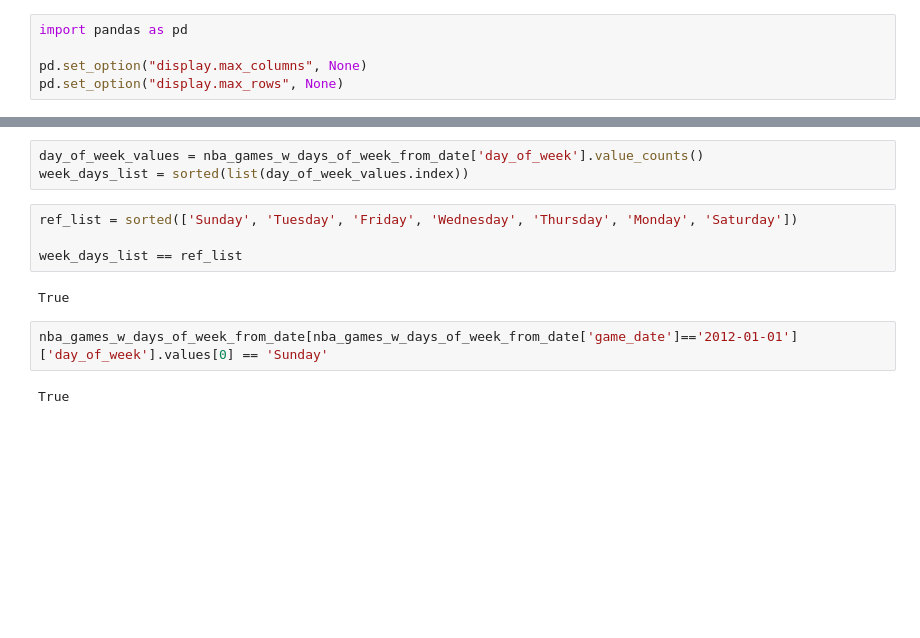
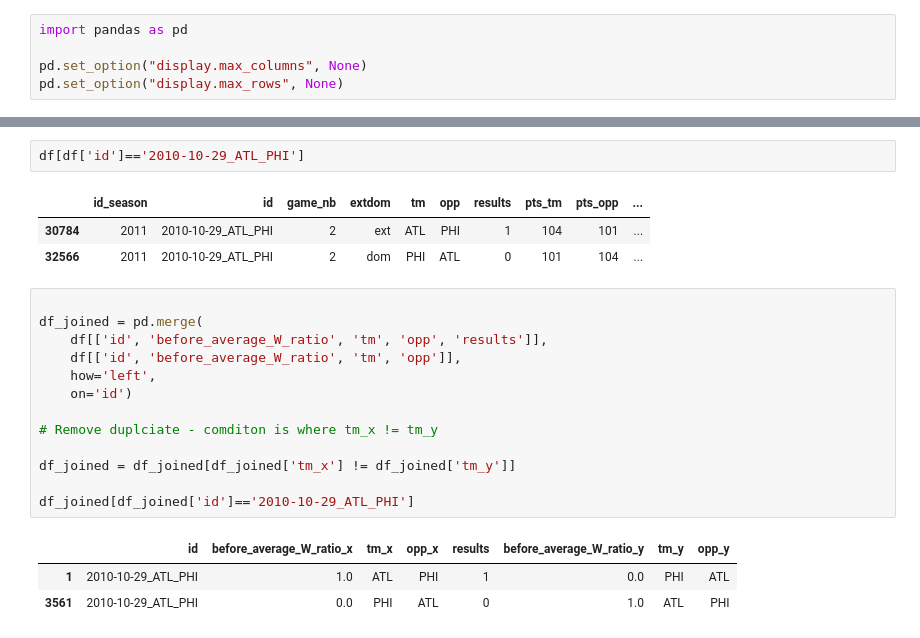
Before and after one commit to yannick-yf/foreshadwownba-dvc-ml-pipeline, a Jupyter notebook: notebooks/test_dev.ipynb, the cells around one changed output, grey strips where cells are left out. Saved outputs shown, nothing was run; the diff lists cells and outputs as text; blank space fills up the shorter version.

```diff
--- a/notebooks/test_dev.ipynb
+++ b/notebooks/test_dev.ipynb
@@ -159,13 +33,23 @@ nba_games_w_days_of_week_from_date.head(6)
-# %%
-day_of_week_values = nba_games_w_days_of_week_from_date['day_of_week'].value_counts()
-week_days_list = sorted(list(day_of_week_values.index))
-# %%
-ref_list = sorted(['Sunday', 'Tuesday', 'Friday', 'Wednesday', 'Thursday', 'Monday', 'Saturday'])
-
-week_days_list == ref_list
-# %% [output]
-True
-# %%
-nba_games_w_days_of_week_from_date[nba_games_w_days_of_week_from_date['game_date']=='2012-01-01']['day_of_week'].values[0] == 'Sunday'
-# %% [output]
-True
+# %%
+df[df['id']=='2010-10-29_ATL_PHI']
+# %% [output]
+|  | id_season | id | game_nb | extdom | tm | opp | results | pts_tm | pts_opp | ... |
+| 30784 | 2011 | 2010-10-29_ATL_PHI | 2 | ext | ATL | PHI | 1 | 104 | 101 | ... |
+| 32566 | 2011 | 2010-10-29_ATL_PHI | 2 | dom | PHI | ATL | 0 | 101 | 104 | ... |
+# %%
+
+df_joined = pd.merge(
+    df[['id', 'before_average_W_ratio', 'tm', 'opp', 'results']],
+    df[['id', 'before_average_W_ratio', 'tm', 'opp']],
+    how='left',
+    on='id')
+
+# Remove duplciate - comditon is where tm_x != tm_y
+
+df_joined = df_joined[df_joined['tm_x'] != df_joined['tm_y']]
+
+df_joined[df_joined['id']=='2010-10-29_ATL_PHI']
+# %% [output]
+|  | id | before_average_W_ratio_x | tm_x | opp_x | results | before_average_W_ratio_y | tm_y | opp_y |
+| 1 | 2010-10-29_ATL_PHI | 1.0 | ATL | PHI | 1 | 0.0 | PHI | ATL |
+| 3561 | 2010-10-29_ATL_PHI | 0.0 | PHI | ATL | 0 | 1.0 | ATL | PHI |
```
Also changed, not shown: parts of 19 cells of this notebook, 9 other files.
